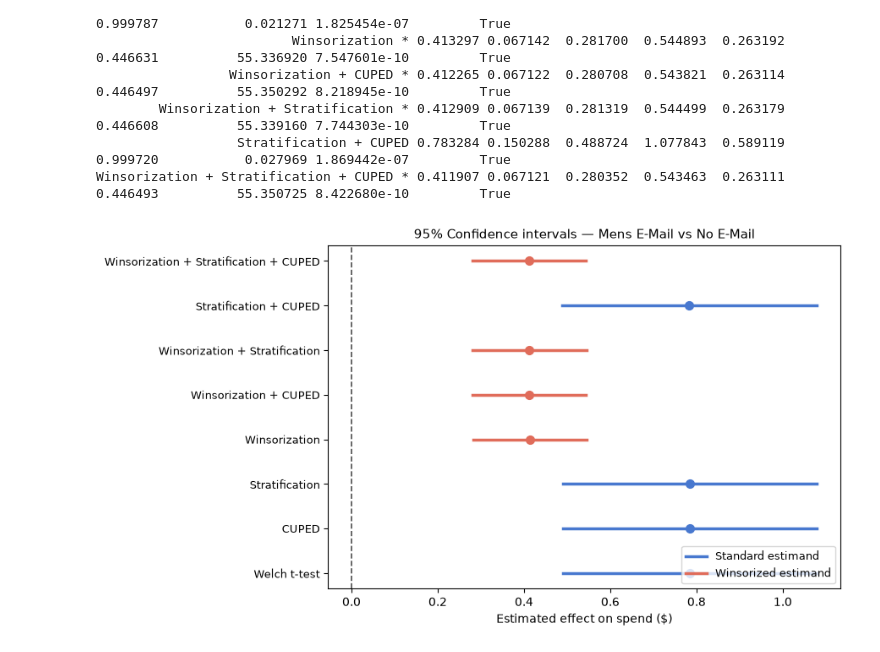
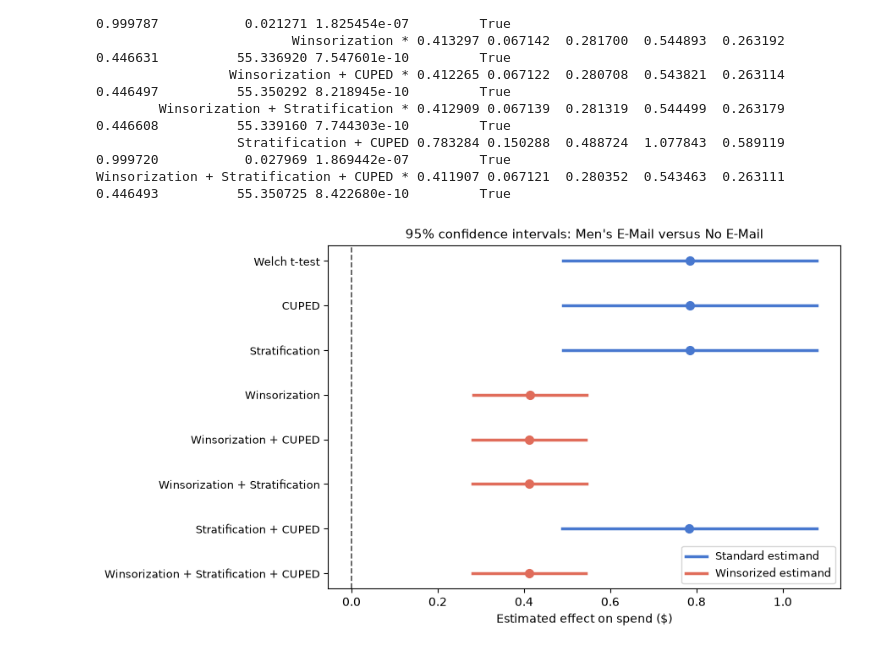
Before and after one commit to linashyshova/thesis, a Jupyter notebook: empirical_analysis.ipynb, the cells around one changed output. Cells and saved outputs as stored; diff of their text form; code cells hidden in the pictures.

```diff
--- a/empirical_analysis.ipynb
+++ b/empirical_analysis.ipynb
@@ -325,32 +325,33 @@ WINSORIZED_SET = {
 }
 
 method_names = list(mens_results.keys())
 effects   = [mens_results[m]['effect']    for m in method_names]
 ci_lowers = [mens_results[m]['ci_lower']  for m in method_names]
 ci_uppers = [mens_results[m]['ci_upper']  for m in method_names]
 colors    = ['#e06c5a' if m in WINSORIZED_SET else '#4878cf' for m in method_names]
 
 fig, ax = plt.subplots(figsize=(9, 5))
 y_positions = list(range(len(method_names)))
 
 for i, (mname, eff, lo, hi, col) in enumerate(
         zip(method_names, effects, ci_lowers, ci_uppers, colors)):
     ax.plot([lo, hi], [i, i], color=col, lw=2.5)
     ax.plot(eff, i, 'o', color=col, markersize=7, zorder=3)
 
 ax.axvline(0, color='black', lw=1.2, linestyle='--', alpha=0.7)
 ax.set_yticks(y_positions)
 ax.set_yticklabels(method_names, fontsize=9)
 ax.set_xlabel('Estimated effect on spend ($)', fontsize=10)
-ax.set_title('95% Confidence intervals — Mens E-Mail vs No E-Mail', fontsize=11)
+ax.set_title('95% confidence intervals: Men\'s E-Mail versus No E-Mail', fontsize=11)
+ax.invert_yaxis()
 
 from matplotlib.lines import Line2D
 legend_elements = [
     Line2D([0], [0], color='#4878cf', lw=2.5, label='Standard estimand'),
     Line2D([0], [0], color='#e06c5a', lw=2.5, label='Winsorized estimand'),
 ]
 ax.legend(handles=legend_elements, loc='lower right', fontsize=9)
 fig.tight_layout()
 plt.show()
 # %% [output]
-[figure, old version]
+[figure, new version]
```
Also changed, not shown: parts of 1 cell of this notebook.
